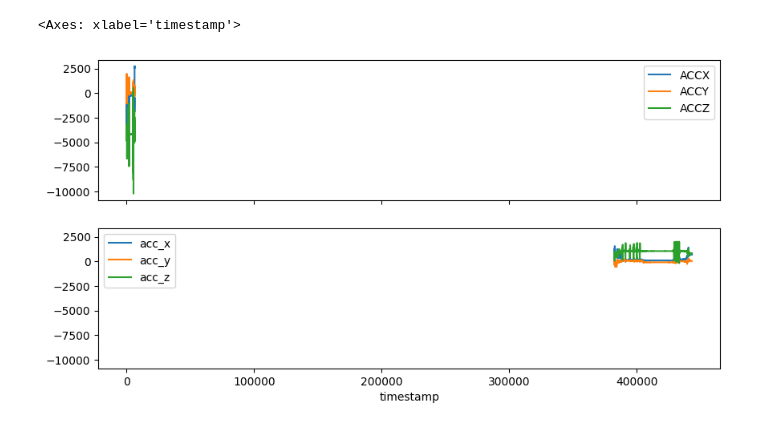
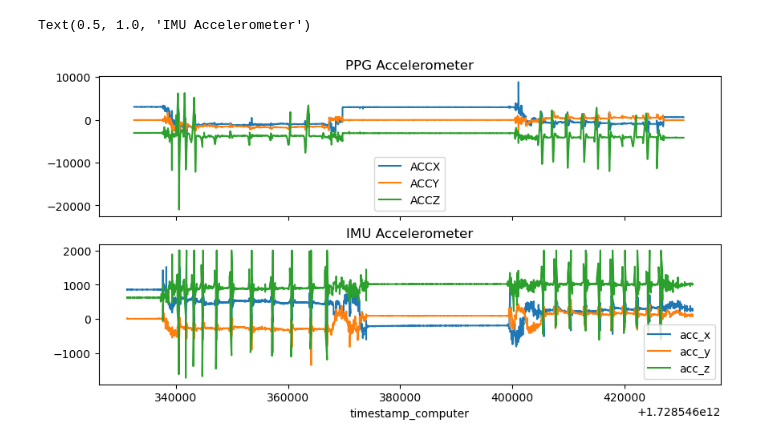
Before and after one commit to larshaupt/WristPPG, a Jupyter notebook: scripts/explore_data.ipynb, the cells around one changed output. Drawn from its saved outputs; the diff is of its cells as text; code cells hidden in the pictures.

```diff
--- a/scripts/explore_data.ipynb
+++ b/scripts/explore_data.ipynb
@@ -5,9 +7,11 @@ import pandas as pd
 # %%
-data_path  = 'data.csv'
+data_path  = r'C:\Users\lhauptmann\Code\WristPPG2\data'
+imu_file = "imu_10_11_10_51.csv"#"imu_10_10_10_50.csv"
+ppg_file = "MAX86177_20241010_185630.ppg.csv"
 
-df = pd.read_csv(data_path)
-df = df[(1000 < df["timestamp"]) & (df["timestamp"] < 1e7)]
-df.sort_values(by=['timestamp'], inplace=True)
+df = pd.read_csv(os.path.join(data_path, imu_file))
+#df = df[(1000 < df["timestamp"]) & (df["timestamp"] < 1e7)]
+#df.sort_values(by=['timestamp'], inplace=True)
 # %%
 # lowpass filter
 import pandas as pd
@@ -45,0 +76,6 @@ df_ppg = pd.read_csv(ppg_path, skiprows=32, skipfooter=5)
+# %%
+df_ppg = pd.read_csv(os.path.join(data_path, ppg_file), skiprows=32, skipfooter=5)
+df_ppg.plot(x='timestamp', y=["ACCX", "ACCY", "ACCZ"], figsize=(20, 4))
+
+sampling_rate = 1000/df_ppg["timestamp"].diff().median()
+print(f"Sampling rate: {sampling_rate:.2f} Hz")
@@ -46,8 +92,10 @@ df_ppg = pd.read_csv(ppg_path, skiprows=32, skipfooter=5)
 # %%
-fig, axes = plt.subplots(2, 1, figsize=(10, 5), sharex=True, sharey=True)
+fig, axes = plt.subplots(2, 1, figsize=(10, 5), sharex=True, sharey=False)
 
-df_ppg[["ACCX", "ACCY", "ACCZ"]].plot(ax=axes[0])
-df.plot(x=df["timestamp"] - df["timestamp"].min(), y=['acc_x', 'acc_y', 'acc_z'], ax=axes[1])
+df_ppg.plot(x='timestamp', y=["ACCX", "ACCY", "ACCZ"], ax=axes[0])
+axes[0].set_title('PPG Accelerometer')
+df.plot(x="timestamp_computer", y=['acc_x', 'acc_y', 'acc_z'], ax=axes[1])
+axes[1].set_title('IMU Accelerometer')
 # %% [output]
-<Axes: xlabel='timestamp'>
+Text(0.5, 1.0, 'IMU Accelerometer')
-[figure, old version]
+[figure, new version]
```
Also changed, not shown: parts of 15 cells of this notebook, 13 other files.
